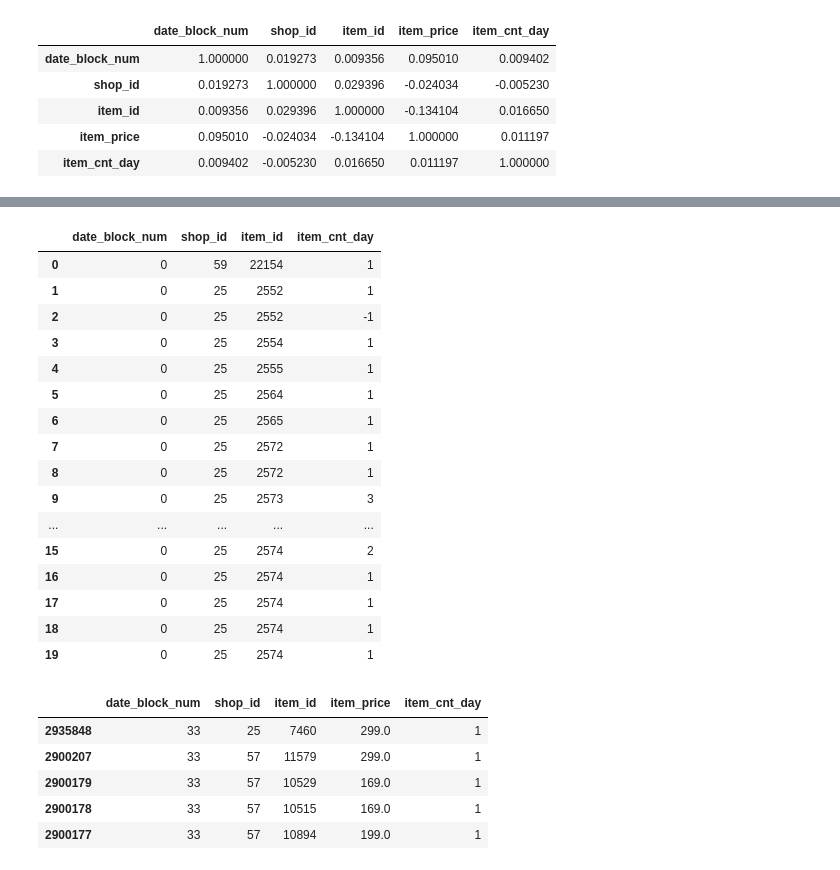
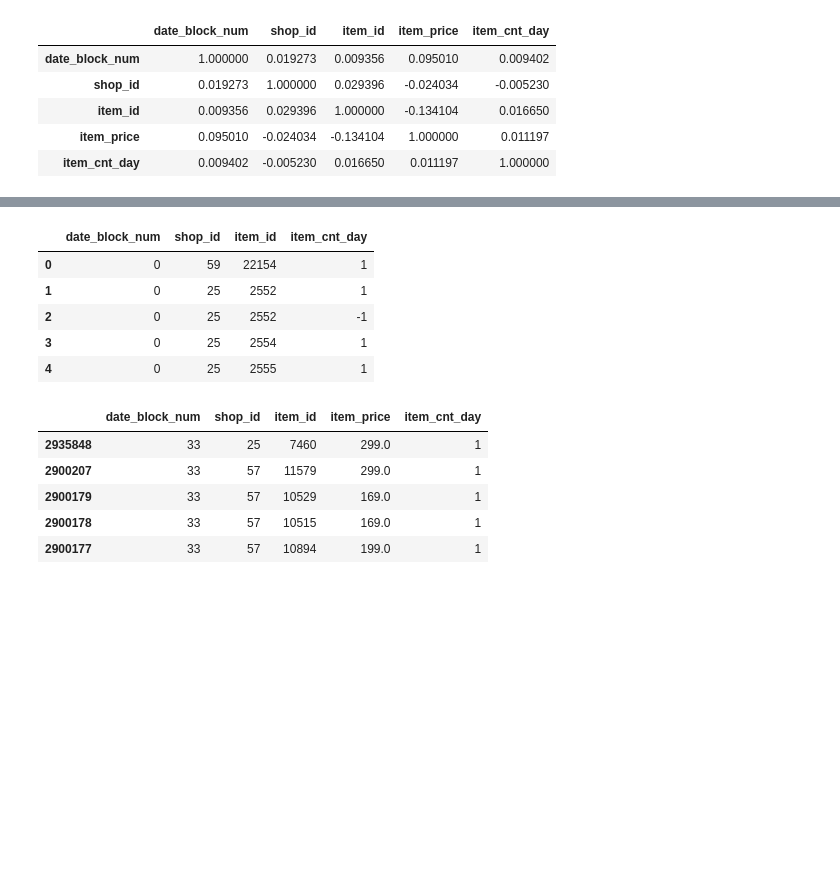
Before and after one commit to jguzman94/capstone-project, a Jupyter notebook: caps_1.ipynb, the cells around one changed output, grey strips where cells are left out. Drawn from its saved outputs; the diff is of its cells as text; code cells hidden in the pictures; blank space fills up the shorter version.

```diff
--- a/caps_1.ipynb
+++ b/caps_1.ipynb
@@ -94,23 +93,12 @@ array([[<AxesSubplot:title={'center':'date_block_num'}>,
 # %%
-df0 = df[['date_block_num', 'shop_id', 'item_id', 'item_cnt_day']];df0.head(20)
+df0 = df[['date_block_num', 'shop_id', 'item_id', 'item_cnt_day']];df0.head()
 # %% [output]
 |  | date_block_num | shop_id | item_id | item_cnt_day |
 | 0 | 0 | 59 | 22154 | 1 |
 | 1 | 0 | 25 | 2552 | 1 |
 | 2 | 0 | 25 | 2552 | -1 |
 | 3 | 0 | 25 | 2554 | 1 |
 | 4 | 0 | 25 | 2555 | 1 |
-| 5 | 0 | 25 | 2564 | 1 |
-| 6 | 0 | 25 | 2565 | 1 |
-| 7 | 0 | 25 | 2572 | 1 |
-| 8 | 0 | 25 | 2572 | 1 |
-| 9 | 0 | 25 | 2573 | 3 |
-| ... | ... | ... | ... | ... |
-| 15 | 0 | 25 | 2574 | 2 |
-| 16 | 0 | 25 | 2574 | 1 |
-| 17 | 0 | 25 | 2574 | 1 |
-| 18 | 0 | 25 | 2574 | 1 |
-| 19 | 0 | 25 | 2574 | 1 |
 # %%
 df1 = df.drop(columns=['date'], axis=1)
 # %%
```
Also changed, not shown: parts of 7 cells of this notebook.
